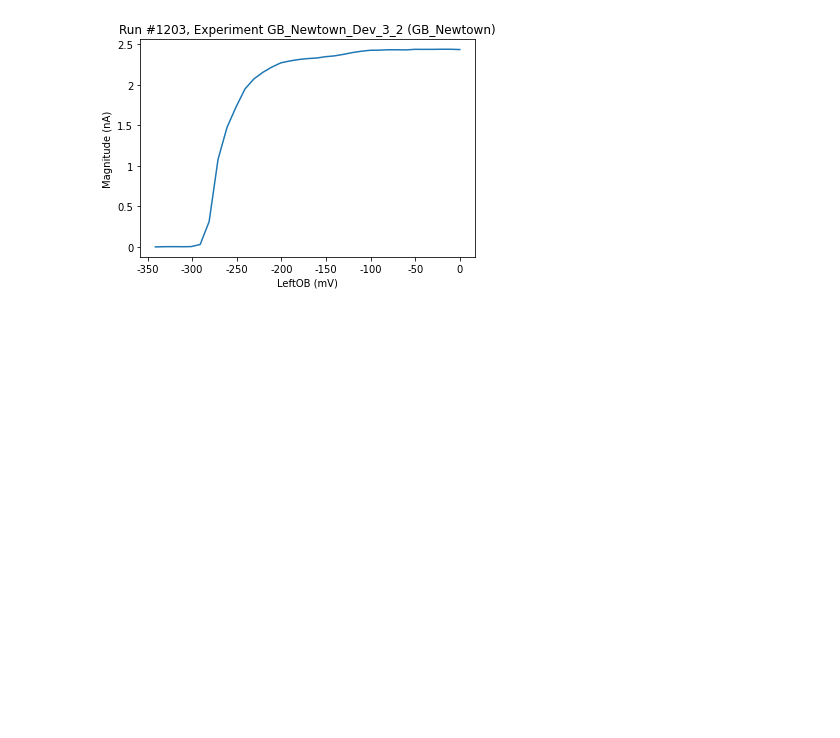
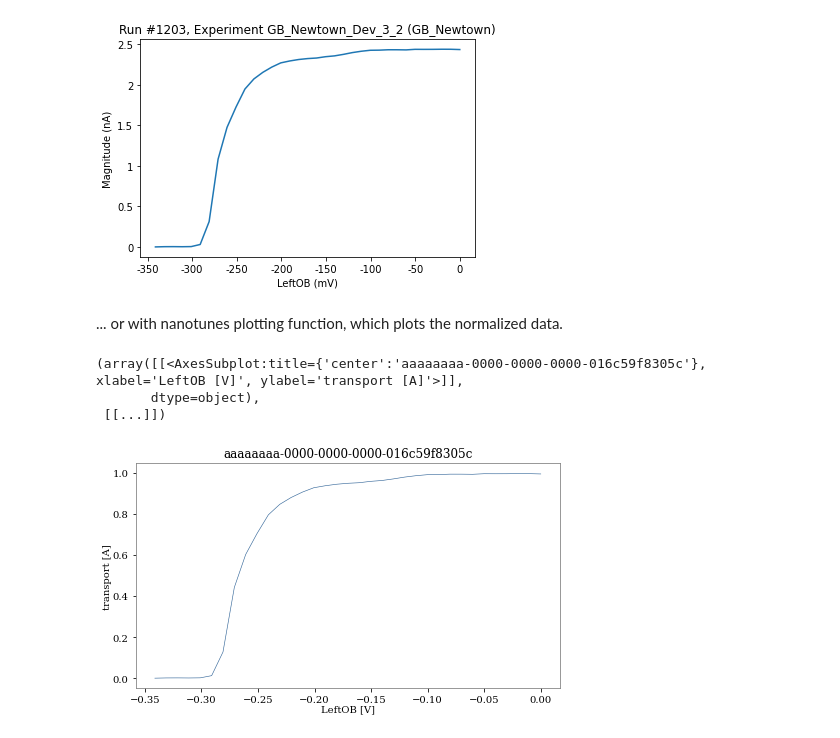
Before and after one commit to microsoft/nanotune, a Jupyter notebook: docs/examples/dataset_example.ipynb, the cells around one changed output. Cells and saved outputs as stored; diff of their text form; code cells hidden in the pictures; blank space fills up the shorter version.

Commit message:
docs for nt plotting

```diff
--- a/docs/examples/dataset_example.ipynb
+++ b/docs/examples/dataset_example.ipynb
@@ -97,3 +127,12 @@ plot_by_id(ds.qc_run_id)
 ([<AxesSubplot:title={'center':'Run #1203, Experiment GB_Newtown_Dev_3_2 (GB_Newtown)'}, xlabel='LeftOB (mV)', ylabel='Magnitude (nA)'>],
  [None])
 [figure]
+# %% [markdown]
+... or with nanotunes plotting function, which plots the normalized data.
+# %%
+plot_dataset(1203, db_pinchoff, db_folder=nt_root)
+# %% [output]
+(array([[<AxesSubplot:title={'center':'aaaaaaaa-0000-0000-0000-016c59f8305c'}, xlabel='LeftOB [V]', ylabel='transport [A]'>]],
+       dtype=object),
+ [[...]])
+[figure, added]
```
Also changed, not shown: parts of 13 cells of this notebook, 1 other file.
